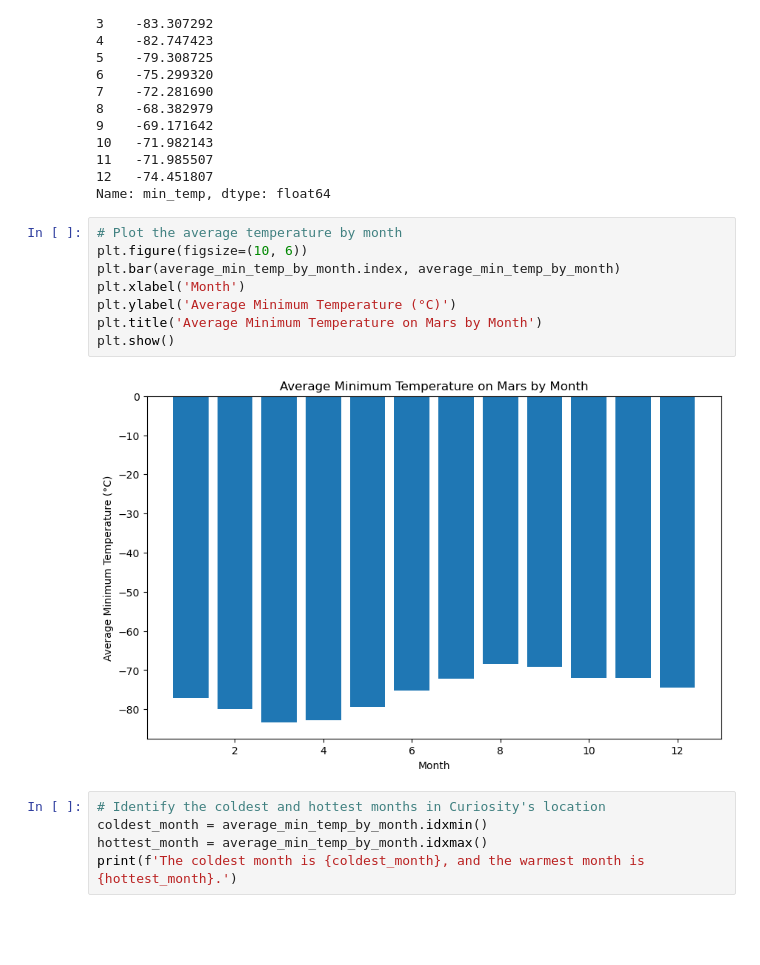
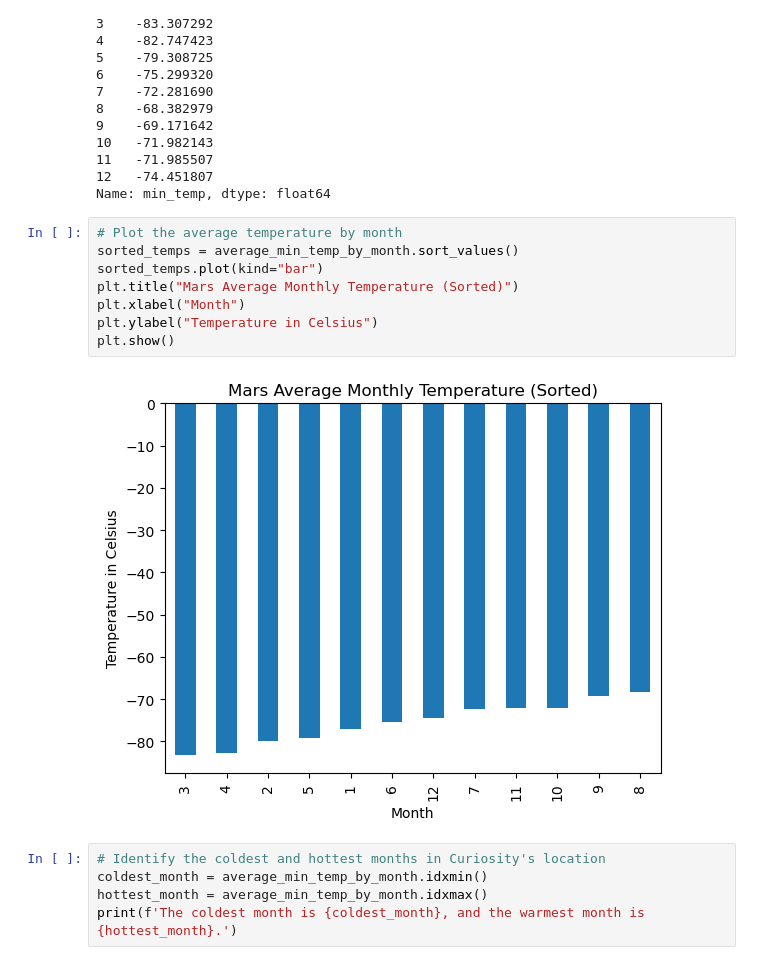
Before and after one commit to Safa297/webscraping_challenge, a Jupyter notebook: part_2_mars_weather.ipynb, the cells around one changed output. Saved outputs shown, nothing was run; the diff lists cells and outputs as text; blank space fills up the shorter version.

```diff
--- a/part_2_mars_weather.ipynb
+++ b/part_2_mars_weather.ipynb
@@ -154,14 +155,14 @@ month
 Name: min_temp, dtype: float64
 # %%
 # Plot the average temperature by month
-plt.figure(figsize=(10, 6))
-plt.bar(average_min_temp_by_month.index, average_min_temp_by_month)
-plt.xlabel('Month')
-plt.ylabel('Average Minimum Temperature (°C)')
-plt.title('Average Minimum Temperature on Mars by Month')
+sorted_temps = average_min_temp_by_month.sort_values()
+sorted_temps.plot(kind="bar")
+plt.title("Mars Average Monthly Temperature (Sorted)")
+plt.xlabel("Month")
+plt.ylabel("Temperature in Celsius")
 plt.show()
 # %% [output]
-[figure, old version]
+[figure, new version]
 # %%
 # Identify the coldest and hottest months in Curiosity's location
 coldest_month = average_min_temp_by_month.idxmin()
```
Also changed, not shown: parts of 3 cells of this notebook.
